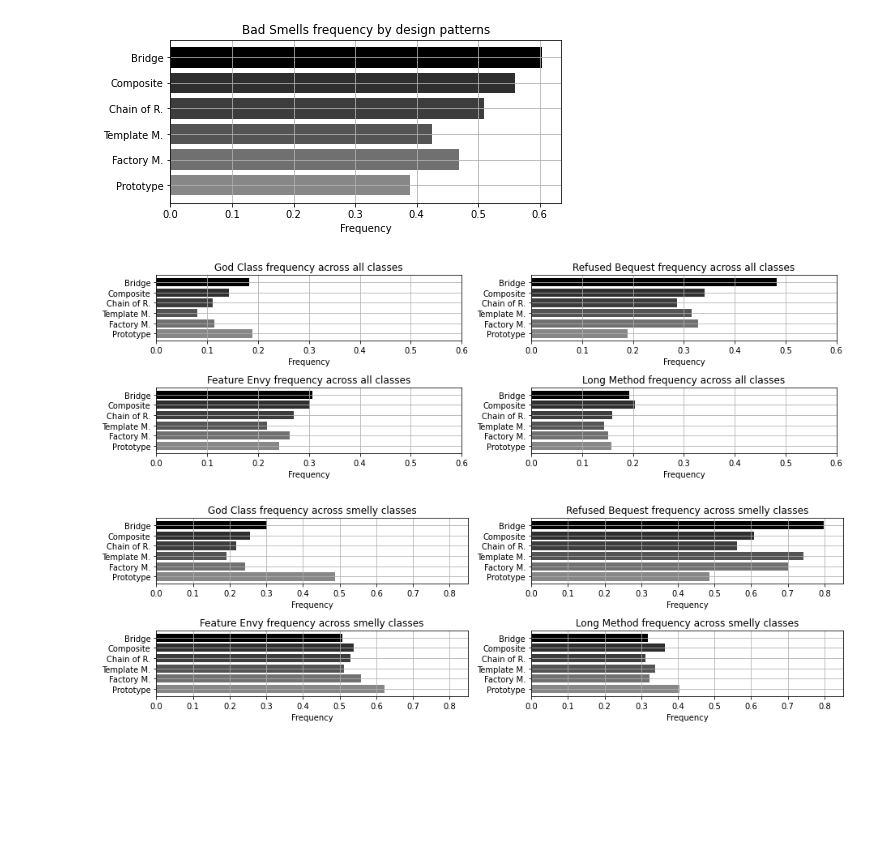
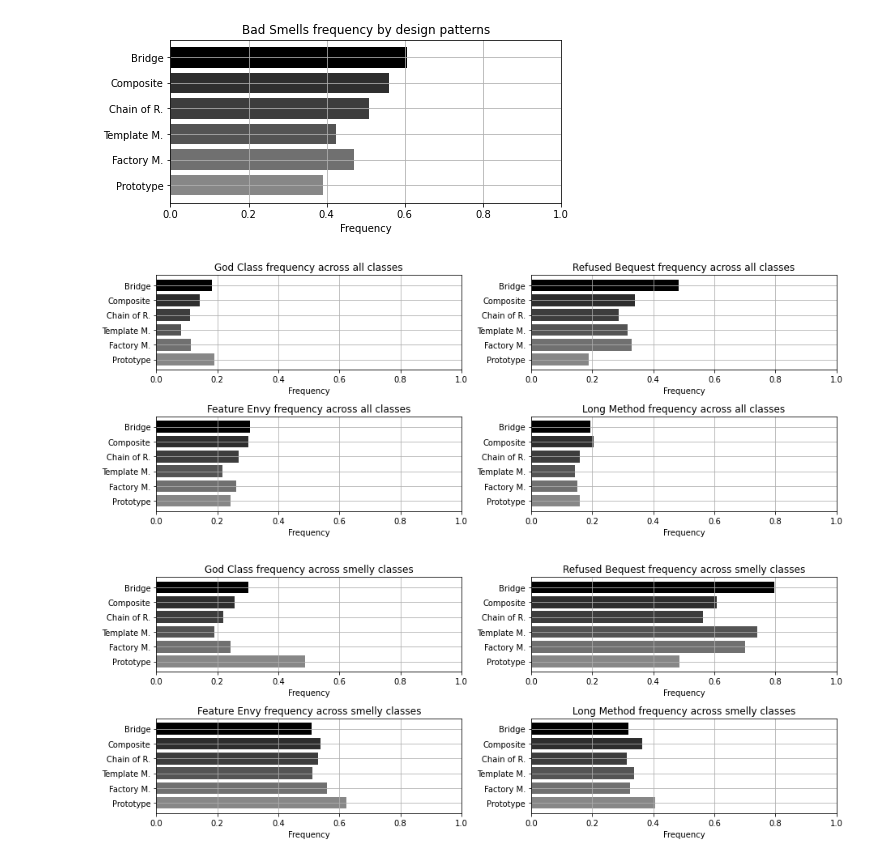
Before and after one commit to rafaatsouza/ese-design-patern-and-smells, a Jupyter notebook: frequency-analyzer/source/frequency.ipynb, the cells around one changed output. Saved outputs shown, nothing was run; the diff lists cells and outputs as text; code cells hidden in the pictures; blank space fills up the shorter version.

Commit message:
Updates chart's xlim

```diff
--- a/frequency-analyzer/source/frequency.ipynb
+++ b/frequency-analyzer/source/frequency.ipynb
@@ -29,36 +29,37 @@ ax.barh(y_pos, frequencies, align='center', color=design_pattern_colors, ecolor=
 ax.set_yticks(y_pos)
 ax.set_yticklabels(design_pattern_labels)
 ax.invert_yaxis()
+ax.set_xlim([0, 1])
 ax.set_xlabel('Frequency')
 ax.set_title('Bad Smells frequency by design patterns')
 plt.grid()
 
 plt.show()
 # %% [output]
-[figure, old version]
+[figure, new version]
 # %%
 fig, ax = plt.subplots(int(len(smells)/2), 2, figsize=(13, 5))
 
 for i in range(len(smells)):
     ax = plt.subplot(int(len(smells)/2), 2, (i+1))
     frequencies = []
     for j in range(len(design_patterns)):
         frequencies.append(
             float(summary['patterns'][design_patterns[j]][smells[i]]['freq_in_all']))
 
     ax.barh(y_pos, frequencies, align='center', color=design_pattern_colors, ecolor='black')
     ax.set_yticks(y_pos)
     ax.set_yticklabels(design_pattern_labels)
     ax.invert_yaxis()
-    ax.set_xlim([0, 0.6])
+    ax.set_xlim([0, 1])
     ax.set_xlabel('Frequency')
     ax.set_title('{} frequency across all classes'.format(smells[i]))
     plt.grid()
 
 plt.tight_layout()
 plt.show()
 # %% [output]
-[figure, old version]
+[figure, new version]
 # %%
 fig, ax = plt.subplots(int(len(smells)/2), 2, figsize=(13, 5))
 
@@ -73,7 +74,7 @@ for i in range(len(smells)):
     ax.set_yticks(y_pos)
     ax.set_yticklabels(design_pattern_labels)
     ax.invert_yaxis()
-    ax.set_xlim([0, 0.85])
+    ax.set_xlim([0, 1])
     ax.set_xlabel('Frequency')
     ax.set_title('{} frequency across smelly classes'.format(smells[i]))
     plt.grid()
@@ -81,4 +82,4 @@ for i in range(len(smells)):
 plt.tight_layout()
 plt.show()
 # %% [output]
-[figure, old version]
+[figure, new version]
```
